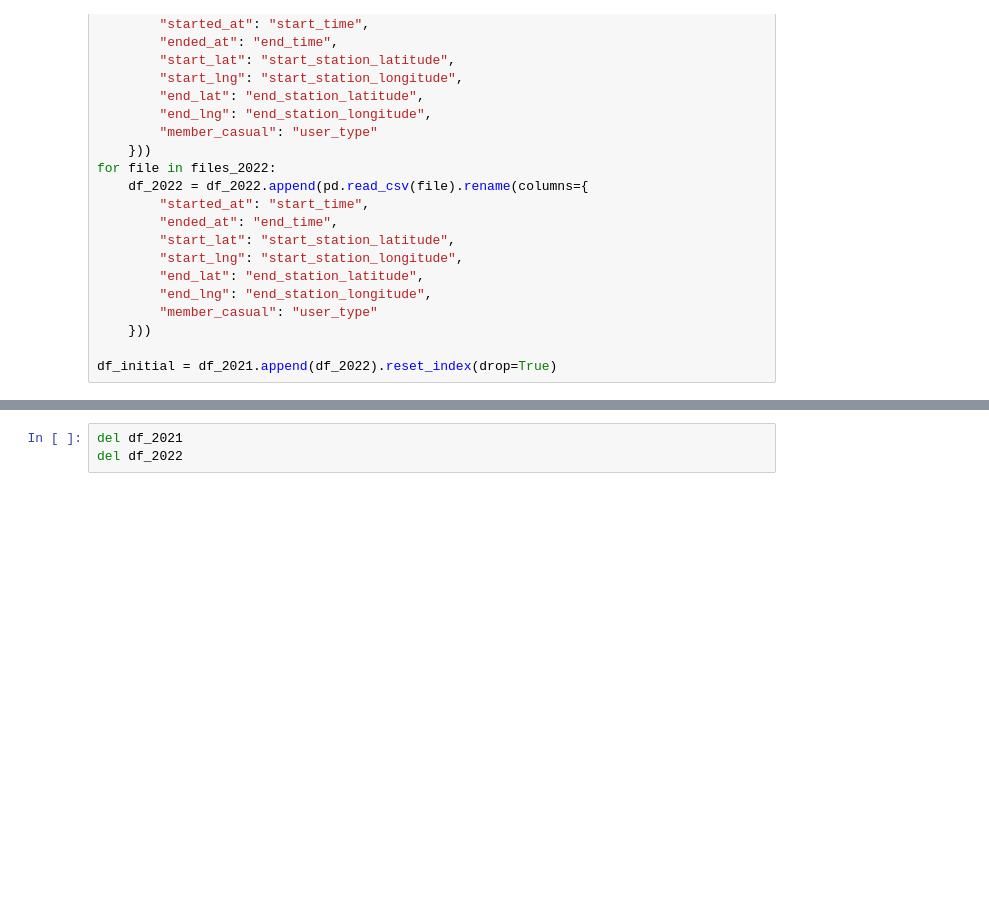
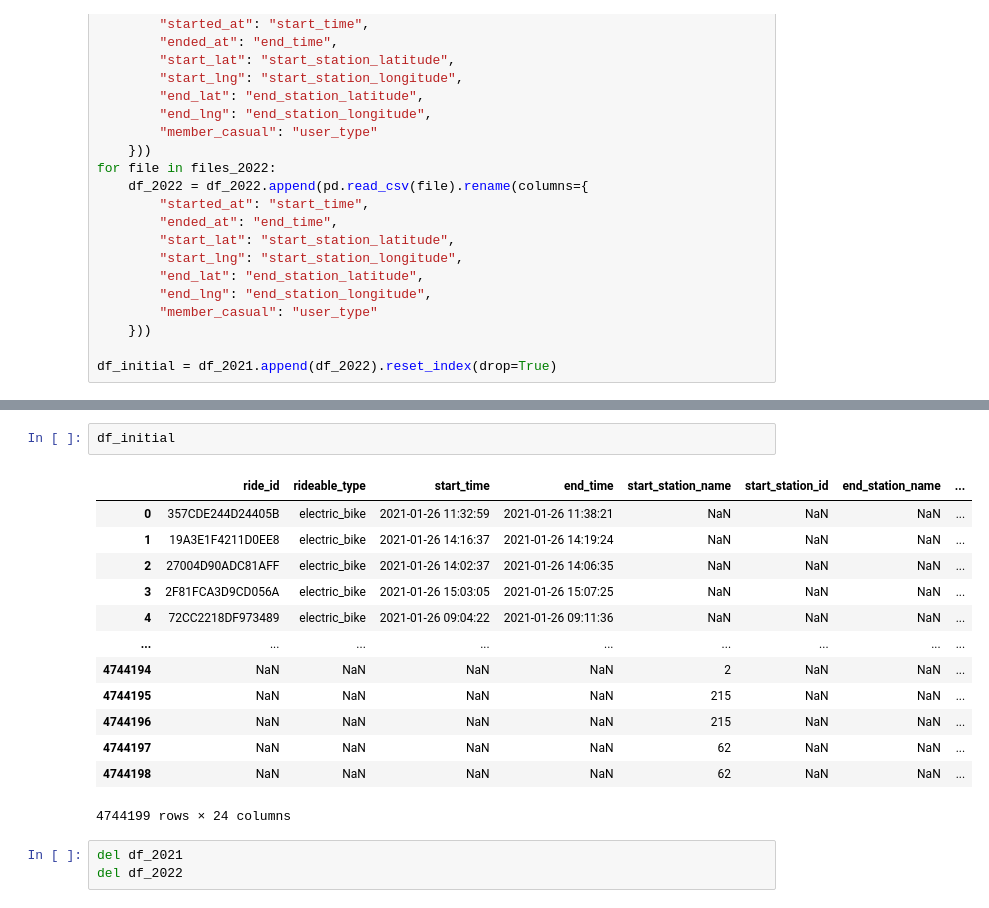
Before and after one commit to AHAMES/bike_sharing_demand_prediction, a Jupyter notebook: 1.cleaning.ipynb, the cells around one changed output, grey strips where cells are left out. Cells and saved outputs as stored; diff of their text form; blank space fills up the shorter version.

```diff
--- a/1.cleaning.ipynb
+++ b/1.cleaning.ipynb
@@ -112,3 +112,19 @@ df_initial.shape
+# %%
+df_initial
+# %% [output]
+|  | ride_id | rideable_type | start_time | end_time | start_station_name | start_station_id | end_station_name | ... |
+| 0 | 357CDE244D24405B | electric_bike | 2021-01-26 11:32:59 | 2021-01-26 11:38:21 | NaN | NaN | NaN | ... |
+| 1 | 19A3E1F4211D0EE8 | electric_bike | 2021-01-26 14:16:37 | 2021-01-26 14:19:24 | NaN | NaN | NaN | ... |
+| 2 | 27004D90ADC81AFF | electric_bike | 2021-01-26 14:02:37 | 2021-01-26 14:06:35 | NaN | NaN | NaN | ... |
+| 3 | 2F81FCA3D9CD056A | electric_bike | 2021-01-26 15:03:05 | 2021-01-26 15:07:25 | NaN | NaN | NaN | ... |
+| 4 | 72CC2218DF973489 | electric_bike | 2021-01-26 09:04:22 | 2021-01-26 09:11:36 | NaN | NaN | NaN | ... |
+| ... | ... | ... | ... | ... | ... | ... | ... | ... |
+| 4744194 | NaN | NaN | NaN | NaN | 2 | NaN | NaN | ... |
+| 4744195 | NaN | NaN | NaN | NaN | 215 | NaN | NaN | ... |
+| 4744196 | NaN | NaN | NaN | NaN | 215 | NaN | NaN | ... |
+| 4744197 | NaN | NaN | NaN | NaN | 62 | NaN | NaN | ... |
+| 4744198 | NaN | NaN | NaN | NaN | 62 | NaN | NaN | ... |
+4744199 rows × 24 columns
 # %%
 del df_2021
 del df_2022
```
Also changed, not shown: parts of 5 cells of this notebook, 2 other files.
